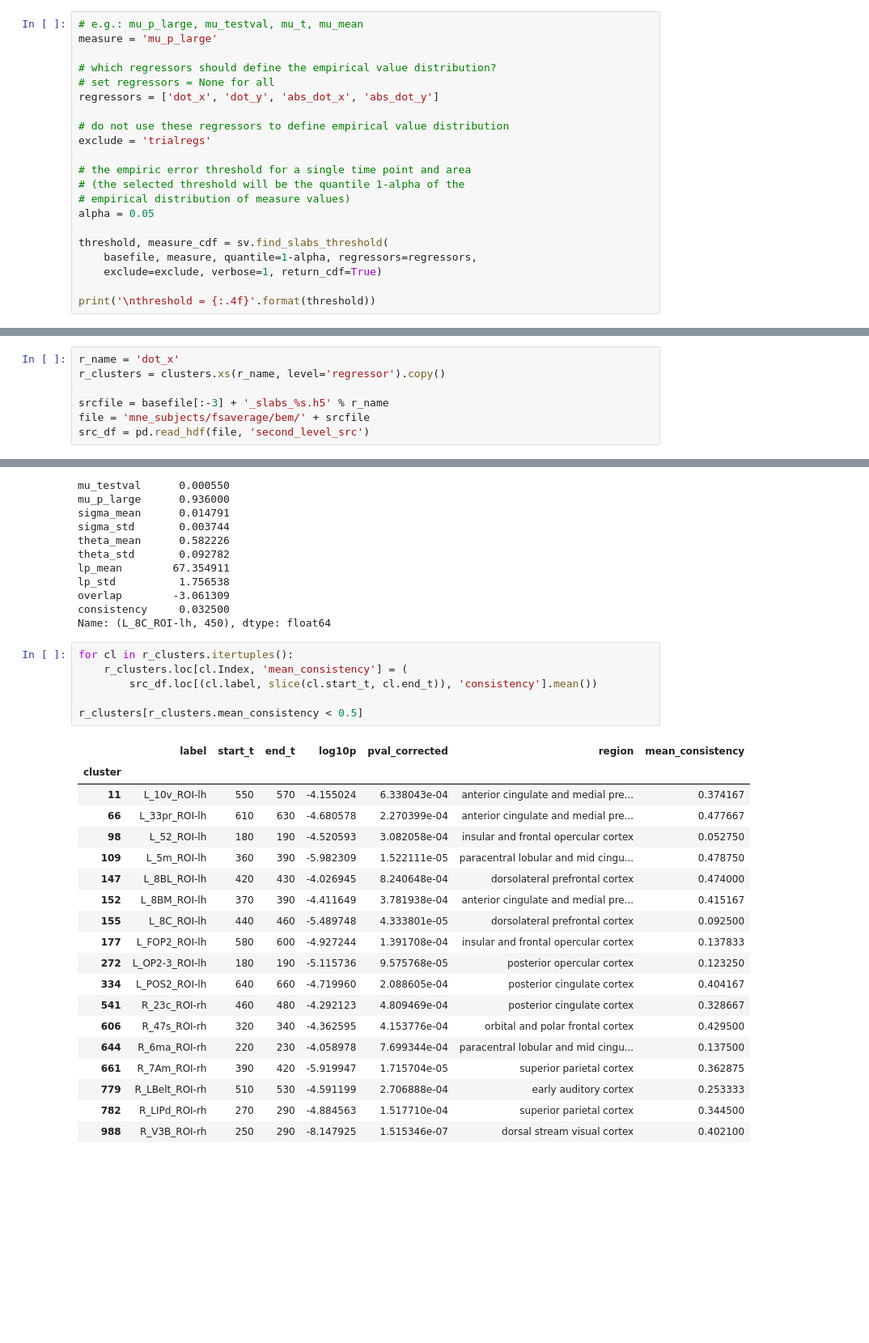
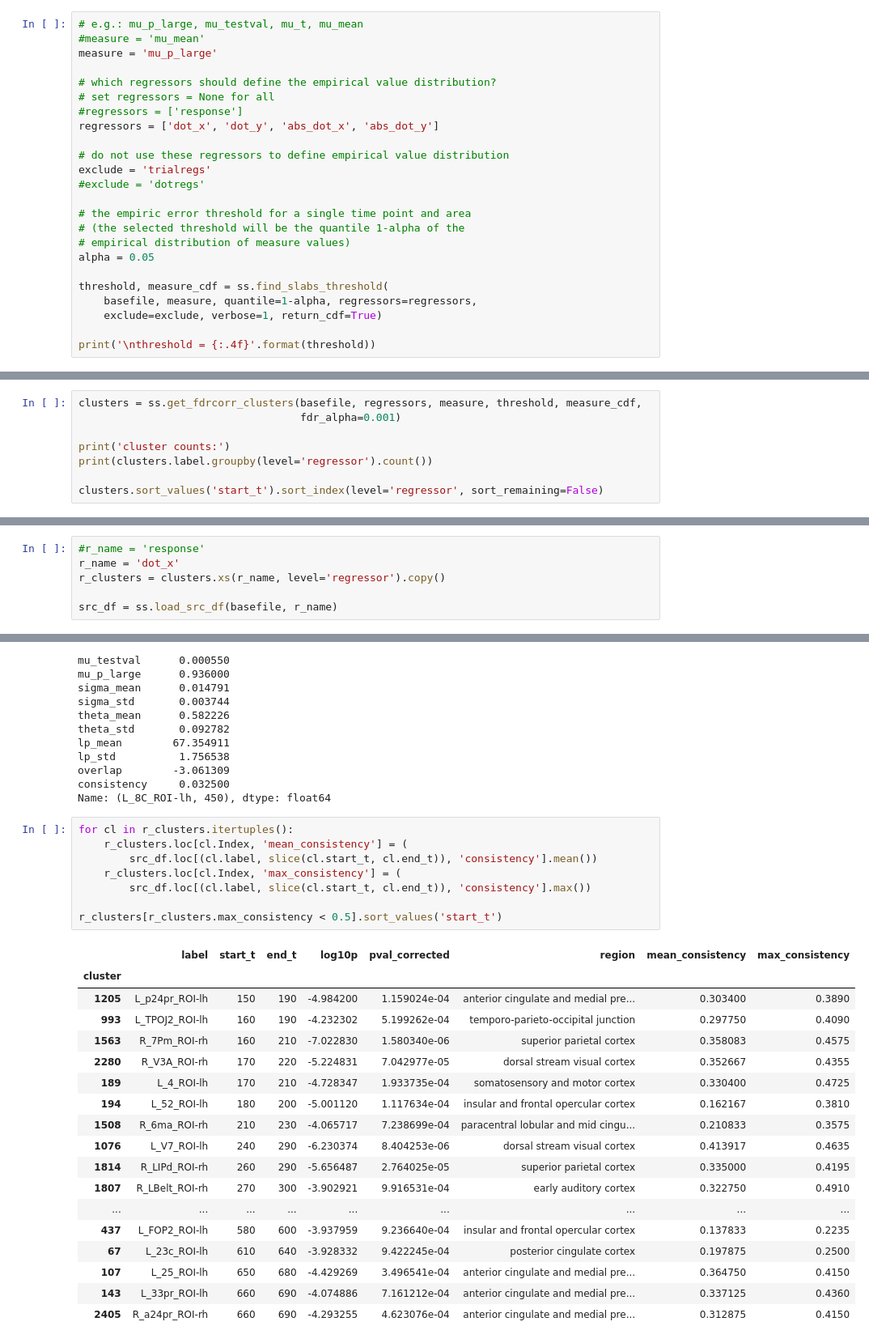
Before and after one commit to sbitzer/BeeMEG, a Jupyter notebook: second_level_areas.ipynb, the cells around one changed output, grey strips where cells are left out. Shown at 81% size. Drawn from its saved outputs; the diff is of its cells as text; blank space fills up the shorter version.

```diff
--- a/second_level_areas.ipynb
+++ b/second_level_areas.ipynb
@@ -46,21 +47,24 @@ basefile = 'source_sequential_201707031206.h5'
 choose measure and identify threshold
 # %%
 # e.g.: mu_p_large, mu_testval, mu_t, mu_mean
+#measure = 'mu_mean'
 measure = 'mu_p_large'
 
 # which regressors should define the empirical value distribution?
 # set regressors = None for all
+#regressors = ['response']
 regressors = ['dot_x', 'dot_y', 'abs_dot_x', 'abs_dot_y']
 
 # do not use these regressors to define empirical value distribution
 exclude = 'trialregs'
+#exclude = 'dotregs'
 
 # the empiric error threshold for a single time point and area
 # (the selected threshold will be the quantile 1-alpha of the
 # empirical distribution of measure values)
 alpha = 0.05
 
-threshold, measure_cdf = sv.find_slabs_threshold(
+threshold, measure_cdf = ss.find_slabs_threshold(
     basefile, measure, quantile=1-alpha, regressors=regressors,
     exclude=exclude, verbose=1, return_cdf=True)
 
@@ -155,0 +94,8 @@ Name: label, dtype: int64
+# %%
+clusters = ss.get_fdrcorr_clusters(basefile, regressors, measure, threshold, measure_cdf,
+                                   fdr_alpha=0.001)
+
+print('cluster counts:')
+print(clusters.label.groupby(level='regressor').count())
+
+clusters.sort_values('start_t').sort_index(level='regressor', sort_remaining=False)
@@ -187,12 +156,11 @@ clusters[clusters.region.apply(lambda s: s.find(region) >= 0)]
 # %% [markdown]
 ## Investigate individual regressors
 # %%
+#r_name = 'response'
 r_name = 'dot_x'
 r_clusters = clusters.xs(r_name, level='regressor').copy()
 
-srcfile = basefile[:-3] + '_slabs_%s.h5' % r_name
-file = 'mne_subjects/fsaverage/bem/' + srcfile
-src_df = pd.read_hdf(file, 'second_level_src')
+src_df = ss.load_src_df(basefile, r_name)
 # %% [markdown]
 ### Check the times at which we see significant clusters
 # %%
@@ -433,26 +395,27 @@ Name: (L_8C_ROI-lh, 450), dtype: float64
 # %%
 for cl in r_clusters.itertuples():
     r_clusters.loc[cl.Index, 'mean_consistency'] = (
         src_df.loc[(cl.label, slice(cl.start_t, cl.end_t)), 'consistency'].mean())
+    r_clusters.loc[cl.Index, 'max_consistency'] = (
+        src_df.loc[(cl.label, slice(cl.start_t, cl.end_t)), 'consistency'].max())
 
-r_clusters[r_clusters.mean_consistency < 0.5]
+r_clusters[r_clusters.max_consistency < 0.5].sort_values('start_t')
 # %% [output]
-|  | label | start_t | end_t | log10p | pval_corrected | region | mean_consistency |
-| cluster |  |  |  |  |  |  |  |
-| 11 | L_10v_ROI-lh | 550 | 570 | -4.155024 | 6.338043e-04 | anterior cingulate and medial pre... | 0.374167 |
-| 66 | L_33pr_ROI-lh | 610 | 630 | -4.680578 | 2.270399e-04 | anterior cingulate and medial pre... | 0.477667 |
-| 98 | L_52_ROI-lh | 180 | 190 | -4.520593 | 3.082058e-04 | insular and frontal opercular cortex | 0.052750 |
-| 109 | L_5m_ROI-lh | 360 | 390 | -5.982309 | 1.522111e-05 | paracentral lobular and mid cingu... | 0.478750 |
-| 147 | L_8BL_ROI-lh | 420 | 430 | -4.026945 | 8.240648e-04 | dorsolateral prefrontal cortex | 0.474000 |
-| 152 | L_8BM_ROI-lh | 370 | 390 | -4.411649 | 3.781938e-04 | anterior cingulate and medial pre... | 0.415167 |
-| 155 | L_8C_ROI-lh | 440 | 460 | -5.489748 | 4.333801e-05 | dorsolateral prefrontal cortex | 0.092500 |
-| 177 | L_FOP2_ROI-lh | 580 | 600 | -4.927244 | 1.391708e-04 | insular and frontal opercular cortex | 0.137833 |
-| 272 | L_OP2-3_ROI-lh | 180 | 190 | -5.115736 | 9.575768e-05 | posterior opercular cortex | 0.123250 |
-| 334 | L_POS2_ROI-lh | 640 | 660 | -4.719960 | 2.088605e-04 | posterior cingulate cortex | 0.404167 |
-| 541 | R_23c_ROI-rh | 460 | 480 | -4.292123 | 4.809469e-04 | posterior cingulate cortex | 0.328667 |
-| 606 | R_47s_ROI-rh | 320 | 340 | -4.362595 | 4.153776e-04 | orbital and polar frontal cortex | 0.429500 |
-| 644 | R_6ma_ROI-rh | 220 | 230 | -4.058978 | 7.699344e-04 | paracentral lobular and mid cingu... | 0.137500 |
-| 661 | R_7Am_ROI-rh | 390 | 420 | -5.919947 | 1.715704e-05 | superior parietal cortex | 0.362875 |
-| 779 | R_LBelt_ROI-rh | 510 | 530 | -4.591199 | 2.706888e-04 | early auditory cortex | 0.253333 |
-| 782 | R_LIPd_ROI-rh | 270 | 290 | -4.884563 | 1.517710e-04 | superior parietal cortex | 0.344500 |
-| 988 | R_V3B_ROI-rh | 250 | 290 | -8.147925 | 1.515346e-07 | dorsal stream visual cortex | 0.402100 |
+|  | label | start_t | end_t | log10p | pval_corrected | region | mean_consistency | max_consistency |
+| cluster |  |  |  |  |  |  |  |  |
+| 1205 | L_p24pr_ROI-lh | 150 | 190 | -4.984200 | 1.159024e-04 | anterior cingulate and medial pre... | 0.303400 | 0.3890 |
+| 993 | L_TPOJ2_ROI-lh | 160 | 190 | -4.232302 | 5.199262e-04 | temporo-parieto-occipital junction | 0.297750 | 0.4090 |
+| 1563 | R_7Pm_ROI-rh | 160 | 210 | -7.022830 | 1.580340e-06 | superior parietal cortex | 0.358083 | 0.4575 |
+| 2280 | R_V3A_ROI-rh | 170 | 220 | -5.224831 | 7.042977e-05 | dorsal stream visual cortex | 0.352667 | 0.4355 |
+| 189 | L_4_ROI-lh | 170 | 210 | -4.728347 | 1.933735e-04 | somatosensory and motor cortex | 0.330400 | 0.4725 |
+| 194 | L_52_ROI-lh | 180 | 200 | -5.001120 | 1.117634e-04 | insular and frontal opercular cortex | 0.162167 | 0.3810 |
+| 1508 | R_6ma_ROI-rh | 210 | 230 | -4.065717 | 7.238699e-04 | paracentral lobular and mid cingu... | 0.210833 | 0.3575 |
+| 1076 | L_V7_ROI-lh | 240 | 290 | -6.230374 | 8.404253e-06 | dorsal stream visual cortex | 0.413917 | 0.4635 |
+| 1814 | R_LIPd_ROI-rh | 260 | 290 | -5.656487 | 2.764025e-05 | superior parietal cortex | 0.335000 | 0.4195 |
+| 1807 | R_LBelt_ROI-rh | 270 | 300 | -3.902921 | 9.916531e-04 | early auditory cortex | 0.322750 | 0.4910 |
+| ... | ... | ... | ... | ... | ... | ... | ... | ... |
+| 437 | L_FOP2_ROI-lh | 580 | 600 | -3.937959 | 9.236640e-04 | insular and frontal opercular cortex | 0.137833 | 0.2235 |
+| 67 | L_23c_ROI-lh | 610 | 640 | -3.928332 | 9.422245e-04 | posterior cingulate cortex | 0.197875 | 0.2500 |
+| 107 | L_25_ROI-lh | 650 | 680 | -4.429269 | 3.496541e-04 | anterior cingulate and medial pre... | 0.364750 | 0.4150 |
+| 143 | L_33pr_ROI-lh | 660 | 690 | -4.074886 | 7.161212e-04 | anterior cingulate and medial pre... | 0.337125 | 0.4360 |
+| 2405 | R_a24pr_ROI-rh | 660 | 690 | -4.293255 | 4.623076e-04 | anterior cingulate and medial pre... | 0.312875 | 0.4150 |
```
Also changed, not shown: parts of 21 cells of this notebook, 3 other files.
